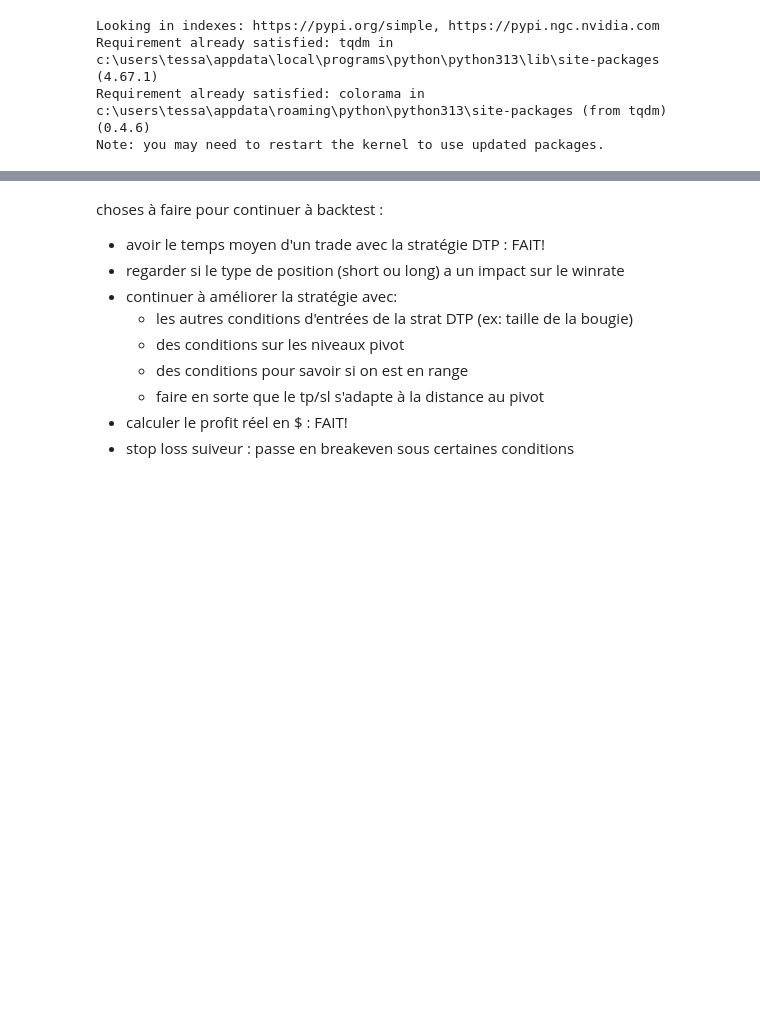
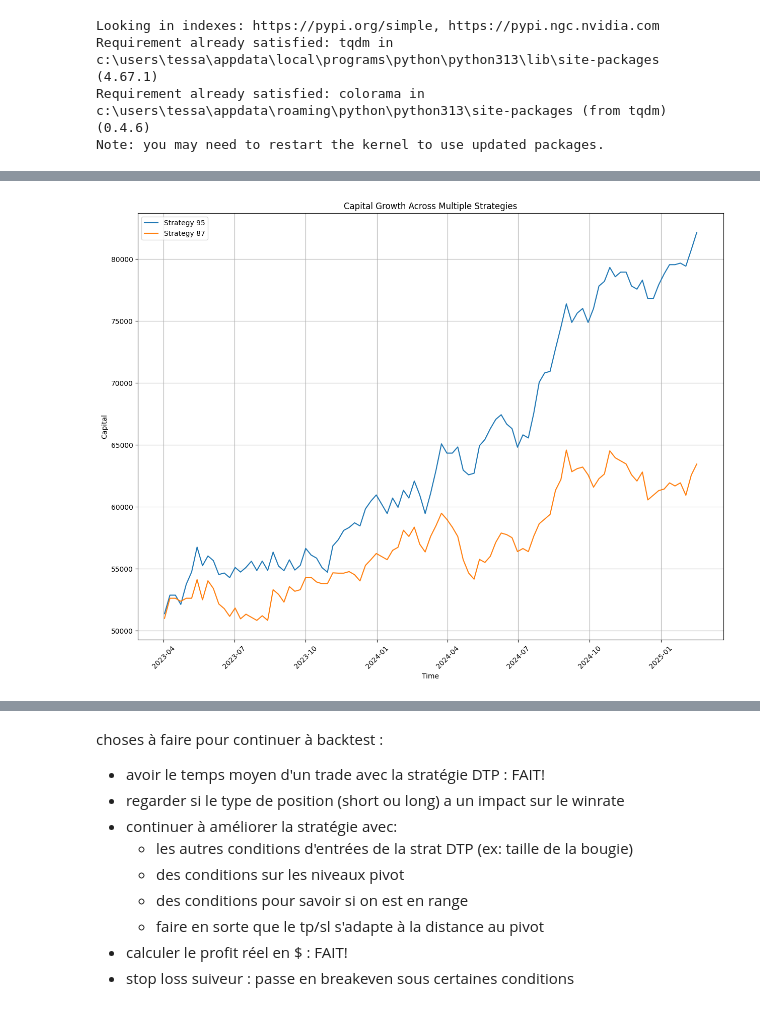
Before and after one commit to tessanix/Backtest_Trading, a Jupyter notebook: strategies_backtest.ipynb, the cells around one changed output, grey strips where cells are left out. Drawn from its saved outputs; the diff is of its cells as text; code cells hidden in the pictures; blank space fills up the shorter version.

```diff
--- a/strategies_backtest.ipynb
+++ b/strategies_backtest.ipynb
@@ -97,0 +48,5 @@ iteration n°24 finished in 0:03:05.156446
+# %%
+from processing_functions import return_trade_datas_dataframe
+name = "backtest_ES_from[2023-03-24 12-00]_to[2025-02-14 12-00]_posSize=1_timeframe=[['5', '15', '60'], ['5']]_stopMethod=[1, 2]_TP=Variable_tickCrossed=[0, 2]_withCrossKijunExit=[True, False].pkl"
+tradeDatasFormated = return_trade_datas_dataframe(name, sort_option=2)
+tradeDatasFormated
@@ -98 +91,8 @@ iteration n°24 finished in 0:03:05.156446
+# %%
+from processing_functions import plot_backtested_return_curve
+plot_backtested_return_curve(pathOfData='trade_datas/'+name,
+                             plotAllDatas=False, dataIdsSelected=[95, 87],
+                             plotSize=(15,11))
+# %% [output]
+[figure, added]
 # %%
```
Also changed, not shown: parts of 26 cells of this notebook, 13 other files.
